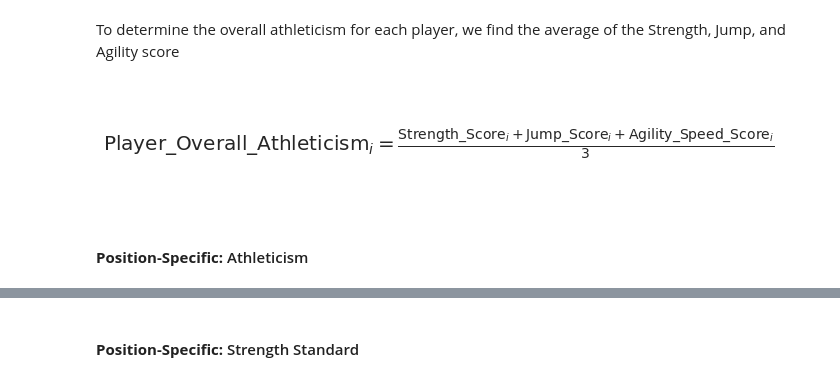
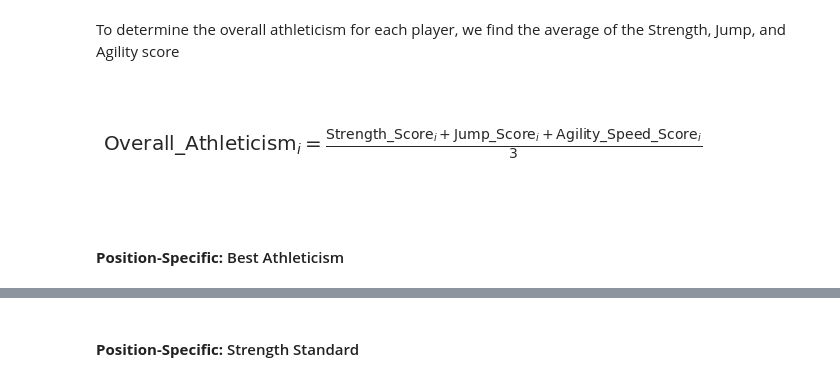
Before and after one commit to Gregcrooks75/NFL_analysis, a Jupyter notebook: NFL Project.ipynb, the cells around one changed output, grey strips where cells are left out. Cells and saved outputs as stored; diff of their text form; code cells hidden in the pictures.

```diff
--- a/NFL Project.ipynb
+++ b/NFL Project.ipynb
@@ -892,28 +925,28 @@ To determine the overall athleticism for each player, we find the average of the
 # %%
 import pandas as pd
 import numpy as np
 
 # Assuming 'df' is your DataFrame
 
 # List of the columns to analyze
 scores = ['Strength_Score', 'Jump_Score', 'Agility_Speed_Score']
 df['Overall_Athleticism'] = df[scores].mean(axis=1)
 
 plt.figure(figsize=(8, 2), facecolor='white')
 
 # Add the equation as text to the plot using \mathrm for text
-plt.text(0.5, 0.5, r'$\mathrm{Player\_Overall\_Athleticism}_i = \frac{\mathrm{Strength\_Score}_i + \mathrm{Jump\_Score}_i + \mathrm{Agility\_Speed\_Score}_i}{3}$',
+plt.text(0.5, 0.5, r'$\mathrm{Overall\_Athleticism}_i = \frac{\mathrm{Strength\_Score}_i + \mathrm{Jump\_Score}_i + \mathrm{Agility\_Speed\_Score}_i}{3}$',
          horizontalalignment='center',
          verticalalignment='center',
          fontsize=20)
 # Remove axes for a clean look
 plt.axis('off')
 # Display the equation
 plt.show()
 # %% [output]
-[figure, old version]
+[figure, new version]
 # %% [markdown]
-#### <b>Position-Specific:</b> Athleticism
+#### <b>Position-Specific:</b> Best Athleticism
 # %%
 import pandas as pd
 
```
Also changed, not shown: parts of 63 cells of this notebook.
